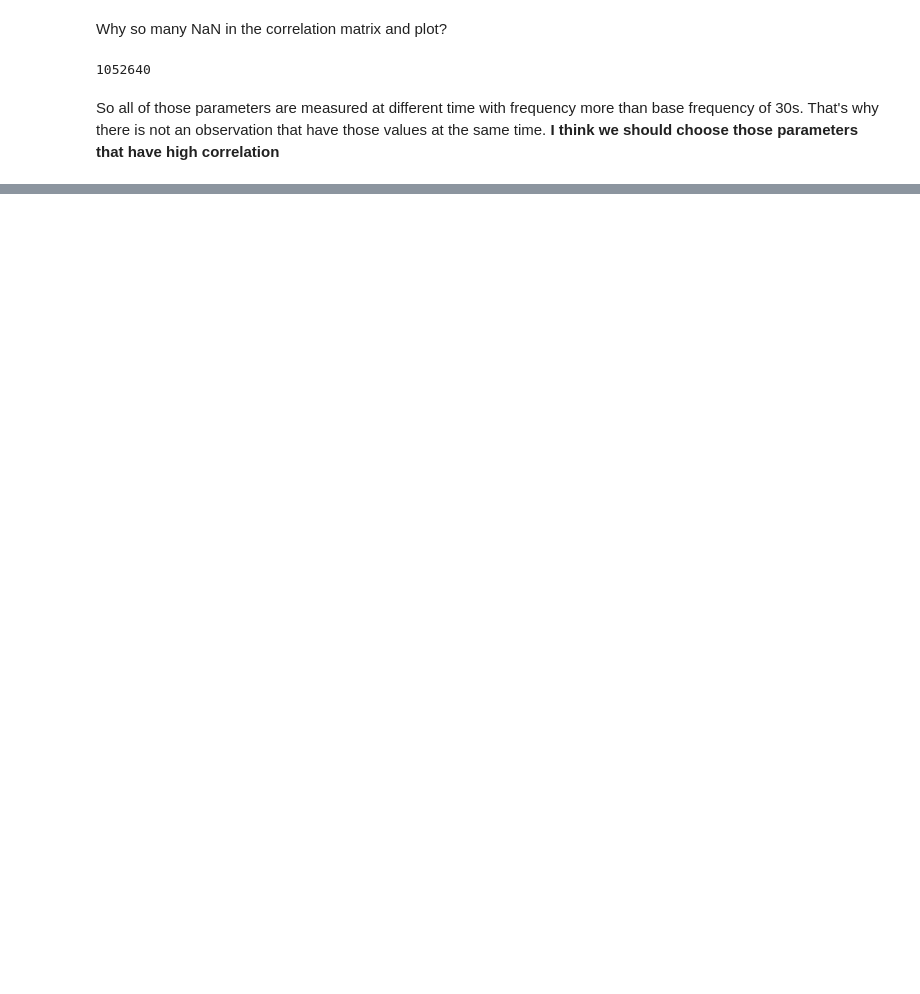
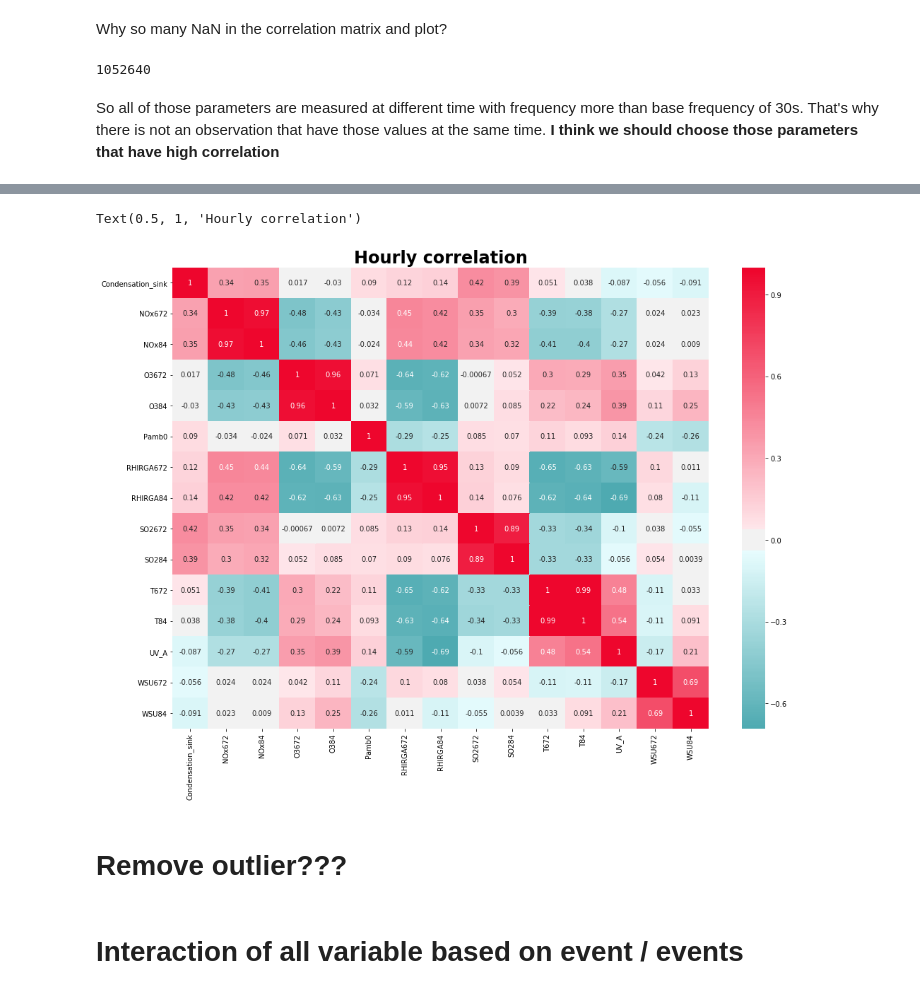
Before and after one commit to vietle94/NPF-smearII, a Jupyter notebook: Project.ipynb, the cells around one changed output, grey strips where cells are left out. Saved outputs shown, nothing was run; the diff lists cells and outputs as text; code cells hidden in the pictures; blank space fills up the shorter version.

```diff
--- a/Project.ipynb
+++ b/Project.ipynb
@@ -152,0 +269,16 @@ So all of those parameters are measured at different time with frequency more th
+# %%
+condense_hourly = condense.groupby([condense["Time"].dt.date,condense["Time"].dt.hour]).mean()
+
+df_hourly = df.groupby([df["Time"].dt.date,df["Time"].dt.hour]).mean()
+# %%
+fig, ax = plt.subplots(figsize = (17,12))
+sns.heatmap(condense_hourly.join(df_hourly).corr(), cmap = cmap, center=0.00, ax = ax, annot = True)
+ax.set_ylim(15,0)
+ax.set_title('Hourly correlation', weight = "bold", fontsize=24)
+# %% [output]
+Text(0.5, 1, 'Hourly correlation')
+[figure, added]
+# %% [markdown]
+# Remove outlier???
+# %% [markdown]
+# Interaction of all variable based on event / events
```
Also changed, not shown: parts of 21 cells of this notebook.
